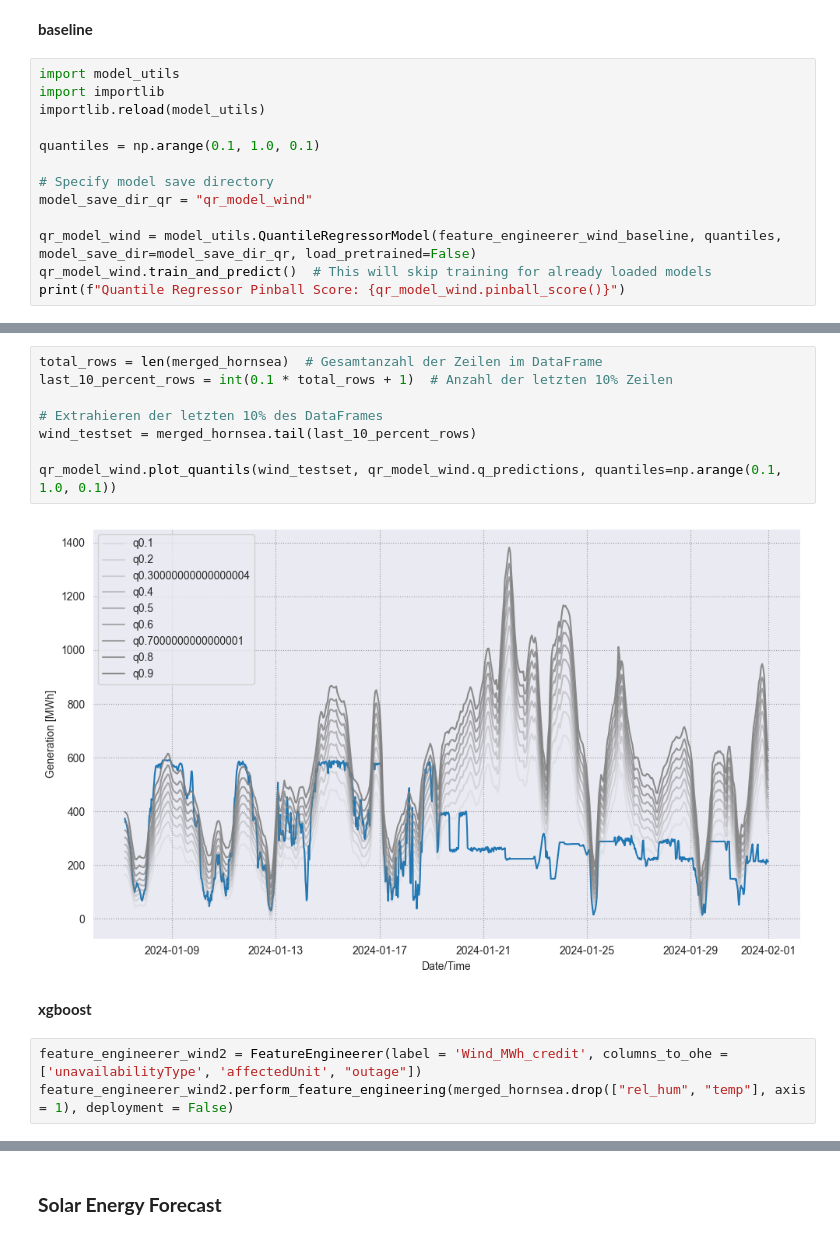
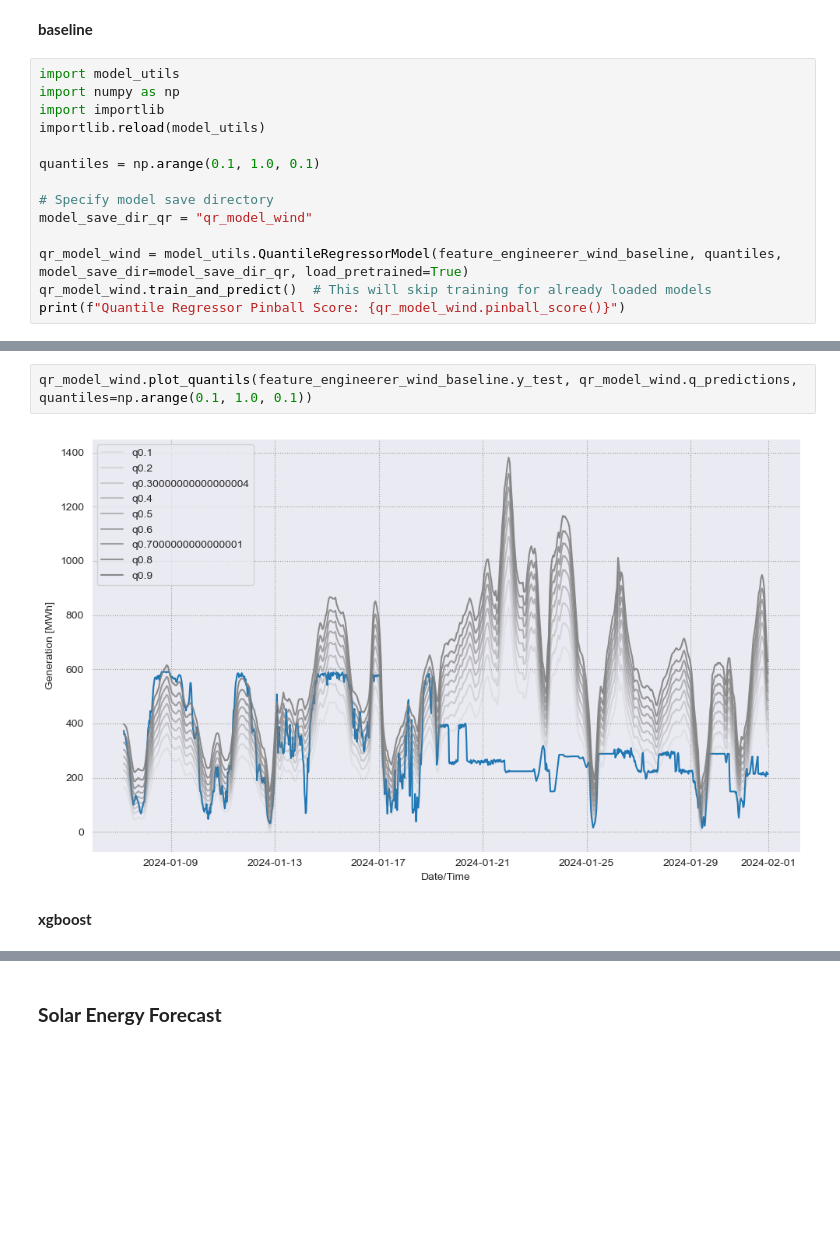
Before and after one commit to av1c3nna/awp2, a Jupyter notebook: model_training.ipynb, the cells around one changed output, grey strips where cells are left out. Saved outputs shown, nothing was run; the diff lists cells and outputs as text; blank space fills up the shorter version.

```diff
--- a/model_training.ipynb
+++ b/model_training.ipynb
@@ -86,6 +120,7 @@ array([[ 1.27517385,  0.99342051,  1.46082961, ...,  0.3046146 ,
 __baseline__
 # %%
 import model_utils
+import numpy as np
 import importlib
 importlib.reload(model_utils)
 
@@ -94,7 +129,7 @@ quantiles = np.arange(0.1, 1.0, 0.1)
 # Specify model save directory
 model_save_dir_qr = "qr_model_wind"
 
-qr_model_wind = model_utils.QuantileRegressorModel(feature_engineerer_wind_baseline, quantiles, model_save_dir=model_save_dir_qr, load_pretrained=False)
+qr_model_wind = model_utils.QuantileRegressorModel(feature_engineerer_wind_baseline, quantiles, model_save_dir=model_save_dir_qr, load_pretrained=True)
 qr_model_wind.train_and_predict()  # This will skip training for already loaded models
 print(f"Quantile Regressor Pinball Score: {qr_model_wind.pinball_score()}")
 # %% [output]
@@ -111,16 +155,7 @@ Quantile Regressor Pinball Score: 53.08909151412246
-# %%
-total_rows = len(merged_hornsea)  # Gesamtanzahl der Zeilen im DataFrame
-last_10_percent_rows = int(0.1 * total_rows + 1)  # Anzahl der letzten 10% Zeilen
-
-# Extrahieren der letzten 10% des DataFrames
-wind_testset = merged_hornsea.tail(last_10_percent_rows)
-
-qr_model_wind.plot_quantils(wind_testset, qr_model_wind.q_predictions, quantiles=np.arange(0.1, 1.0, 0.1))
-# %% [output]
-[figure, removed]
+# %%
+qr_model_wind.plot_quantils(feature_engineerer_wind_baseline.y_test, qr_model_wind.q_predictions, quantiles=np.arange(0.1, 1.0, 0.1))
+# %% [output]
+[figure, added]
 # %% [markdown]
 __xgboost__
-# %%
-feature_engineerer_wind2 = FeatureEngineerer(label = 'Wind_MWh_credit', columns_to_ohe = ['unavailabilityType', 'affectedUnit', "outage"])
-feature_engineerer_wind2.perform_feature_engineering(merged_hornsea.drop(["rel_hum", "temp"], axis = 1), deployment = False)
 # %%
```
Also changed, not shown: parts of 38 cells of this notebook, 1 other file.
